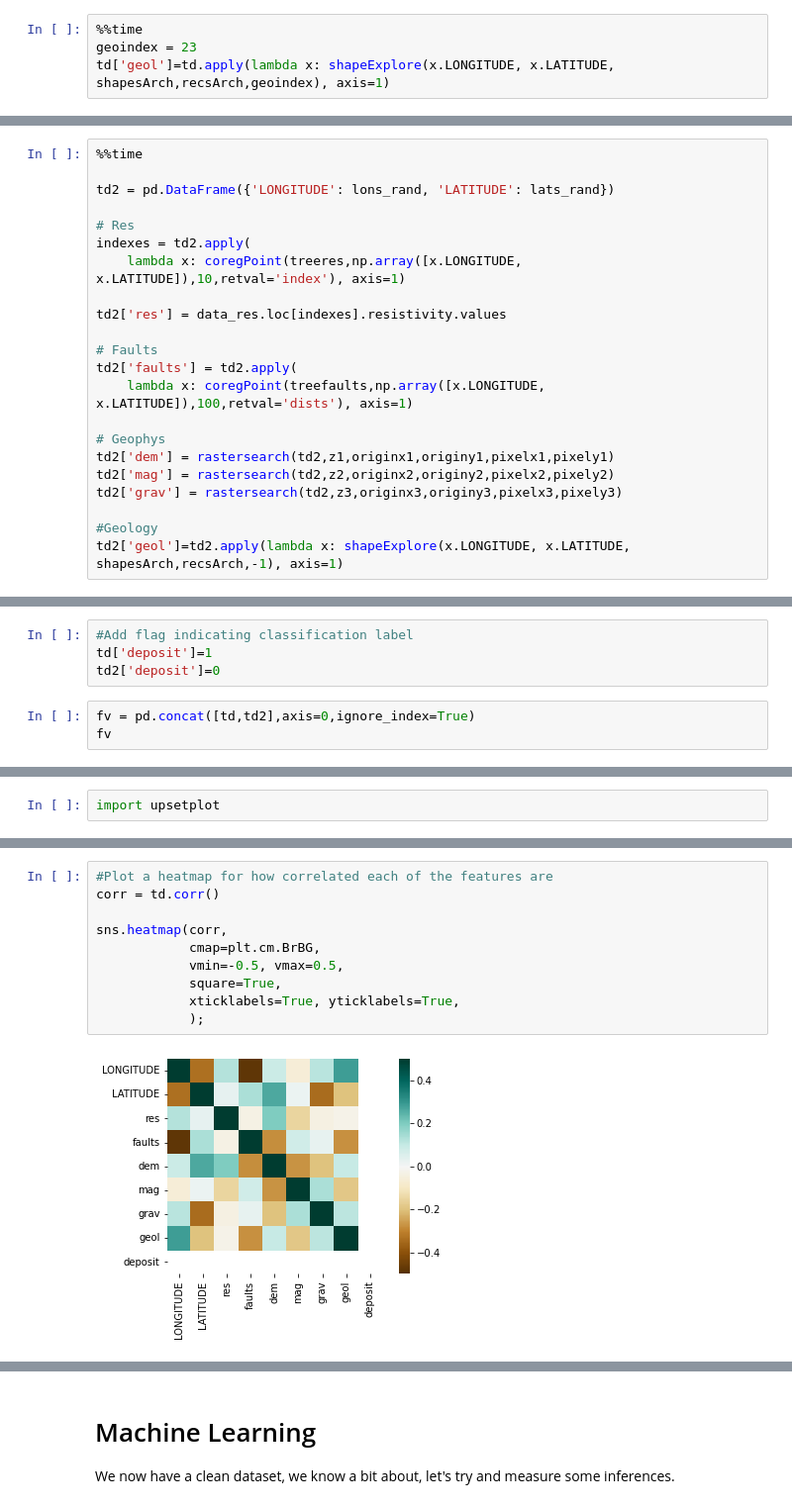
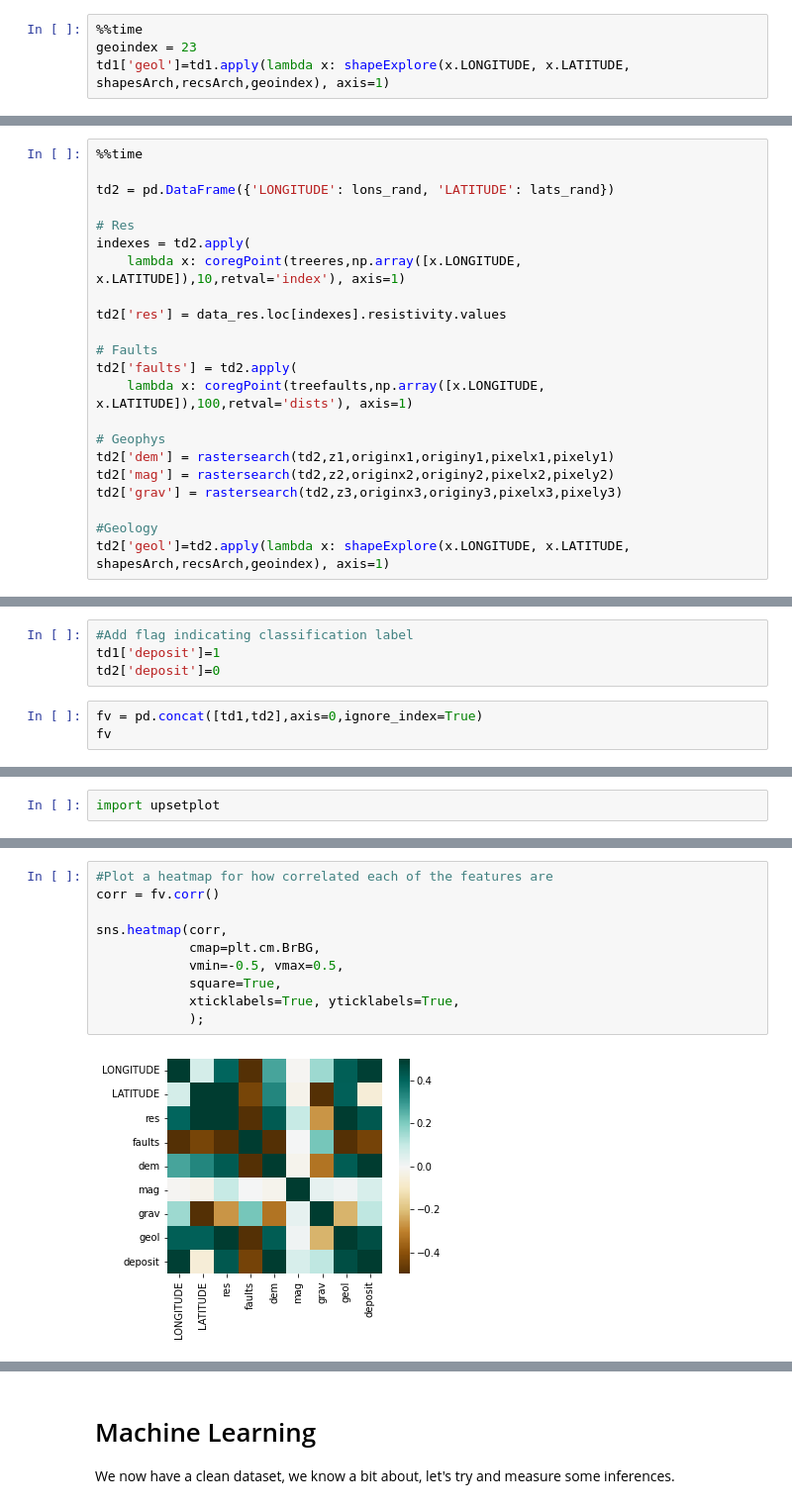
Before and after one commit to Sydney-Informatics-Hub/geopython-pawsey, a Jupyter notebook: _ipynb/01-build_the_data.ipynb, the cells around one changed output, grey strips where cells are left out. Shown at 99% size. Cells and saved outputs as stored; diff of their text form.

```diff
--- a/_ipynb/01-build_the_data.ipynb
+++ b/_ipynb/01-build_the_data.ipynb
@@ -533,5 +533,5 @@ def shapeExplore(lon,lat,shapes,recs,record):
 # %%
 %%time
 geoindex = 23
-td['geol']=td.apply(lambda x: shapeExplore(x.LONGITUDE, x.LATITUDE, shapesArch,recsArch,geoindex), axis=1)
+td1['geol']=td1.apply(lambda x: shapeExplore(x.LONGITUDE, x.LATITUDE, shapesArch,recsArch,geoindex), axis=1)
 # %% [output]
@@ -612,5 +612,5 @@ td2['mag'] = rastersearch(td2,z2,originx2,originy2,pixelx2,pixely2)
 td2['grav'] = rastersearch(td2,z3,originx3,originy3,pixelx3,pixely3)
 
 #Geology
-td2['geol']=td2.apply(lambda x: shapeExplore(x.LONGITUDE, x.LATITUDE, shapesArch,recsArch,-1), axis=1)
+td2['geol']=td2.apply(lambda x: shapeExplore(x.LONGITUDE, x.LATITUDE, shapesArch,recsArch,geoindex), axis=1)
 # %% [output]
@@ -618,8 +618,8 @@ Wall time: 6min 15s
 # %%
 #Add flag indicating classification label
-td['deposit']=1
+td1['deposit']=1
 td2['deposit']=0
 # %%
-fv = pd.concat([td,td2],axis=0,ignore_index=True)
+fv = pd.concat([td1,td2],axis=0,ignore_index=True)
 fv
 # %% [output]
@@ -674,12 +694,12 @@ sns.pairplot(fv,hue='deposit',palette="Set1",diag_kind="auto")
 # %%
 #Plot a heatmap for how correlated each of the features are
-corr = td.corr()
+corr = fv.corr()
 
 sns.heatmap(corr,
             cmap=plt.cm.BrBG,
             vmin=-0.5, vmax=0.5,
             square=True,
             xticklabels=True, yticklabels=True,
             );
 # %% [output]
-[figure, old version]
+[figure, new version]
```
Also changed, not shown: parts of 43 cells of this notebook, 9 other files.
